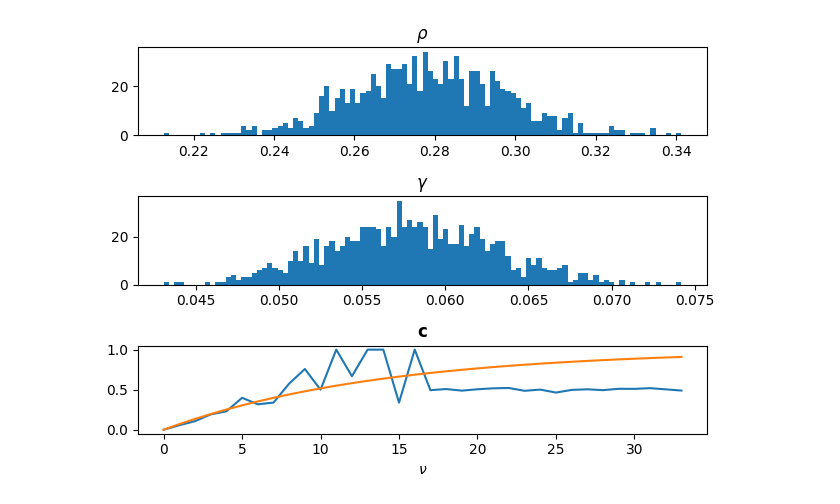
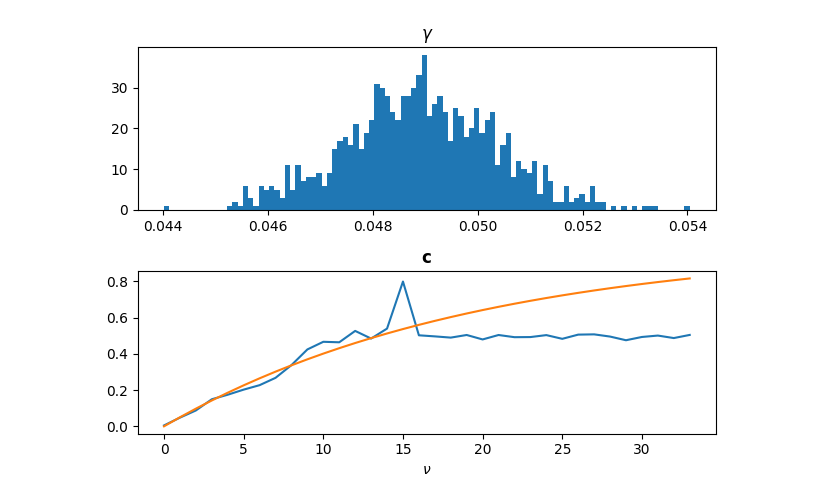
Before and after one commit to nwlandry/complex-network-reconstruction, a Jupyter notebook: run_dynamical_inference.ipynb, the cells around one changed output. Drawn from its saved outputs; the diff is of its cells as text; code cells hidden in the pictures.

```diff
--- a/run_dynamical_inference.ipynb
+++ b/run_dynamical_inference.ipynb
@@ -28,10 +25,10 @@ p_s = 0.2
 s0[list(random.sample(range(n), int(p_s * n)))] = 1
 
 alpha = 0
-gamma = 0.05
-beta = 0.05
+gamma = 1
+b = 1
 
-contagion_function = lambda nu, beta: 1 - (1 - beta) ** nu
-c = contagion_function(np.arange(n), beta)
+contagion_function = lambda nu, b: 1 - (1 - b) ** nu
+c = contagion_function(np.arange(n), b)
 
-x = contagion_process(A, gamma, c, s0, tmin=0, tmax=100, random_seed=None)
+x = contagion_process(A, gamma, c, s0, tmin=0, tmax=1000, random_seed=None)
@@ -89,36 +73,30 @@ plt.imshow(A.todense(), vmin=0, vmax=1)
 # %%
 samples = 1000
 
-rho = np.zeros(samples)
 gamma = np.zeros(samples)
 c_samples = np.zeros((samples, n))
 
-p_rho = np.array([0, 0])
-p_gamma = np.array([0, 0])
-p_c = np.zeros((2, n))
+p_rho = np.array([1, 1])
+p_gamma = np.array([1, 1])
+p_c = np.ones((2, n))
 
 for i in range(1000):
-    r, g, b = infer_dynamics(x, A, p_rho, p_gamma, p_c)
-    rho[i] = r
+    g, b = infer_dynamics(x, A, p_gamma, p_c)
     gamma[i] = g
     c_samples[i] = b
 # %%
 plt.figure()
-plt.subplot(311)
-plt.title(r"$\rho$")
-plt.hist(rho, bins=100)
-
-plt.subplot(312)
+plt.subplot(211)
 plt.title(r"$\gamma$")
 plt.hist(gamma, bins=100)
 
-plt.subplot(313)
+plt.subplot(212)
 plt.title(r"$\mathbf{c}$")
 plt.plot(np.mean(c_samples, axis=0))
 plt.xlabel(r"$\nu$")
 plt.plot(c)
 
 plt.tight_layout()
 plt.show()
 # %% [output]
-[figure, old version]
+[figure, new version]
```
Also changed, not shown: parts of 10 cells of this notebook, 7 other files.
